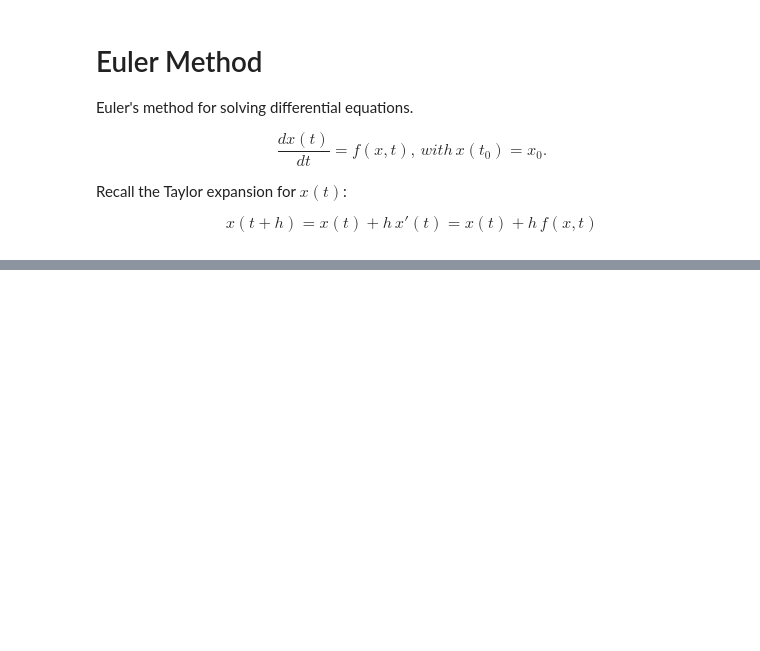
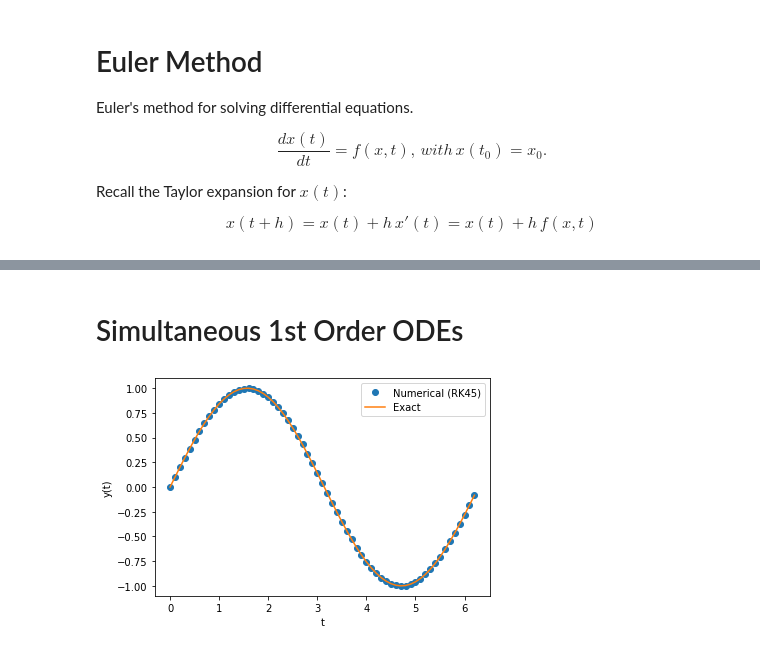
Before and after one commit to franklinzppa/studies-physics, a Jupyter notebook: math-tools.ipynb, the cells around one changed output, grey strips where cells are left out. Saved outputs shown, nothing was run; the diff lists cells and outputs as text; code cells hidden in the pictures; blank space fills up the shorter version.

```diff
--- a/math-tools.ipynb
+++ b/math-tools.ipynb
@@ -78,0 +80,24 @@ plt.show()
+# %% [markdown]
+# Simultaneous 1st Order ODEs
+# %%
+# Now we're using an out-of-the-box ode solver that uses RK4. Let's solve our previous example again.
+
+y0 = 0
+h = 0.1
+t_values = np.arange(0, 2*np.pi, h)
+
+def f(t, y):
+    return np.cos(t)
+
+
+sol = integrate.solve_ivp(f, (0, 2*np.pi), [y0], t_eval=t_values)
+y = sol.y[0]
+
+plt.plot(t_values, y,'o' ,label='Numerical (RK45)')
+plt.plot(t_values, np.sin(t_values), label='Exact')
+plt.xlabel('t')
+plt.ylabel('y(t)')
+plt.legend()
+plt.show()
+# %% [output]
+[figure, added]
```
Also changed, not shown: parts of 5 cells of this notebook, 1 other file.
